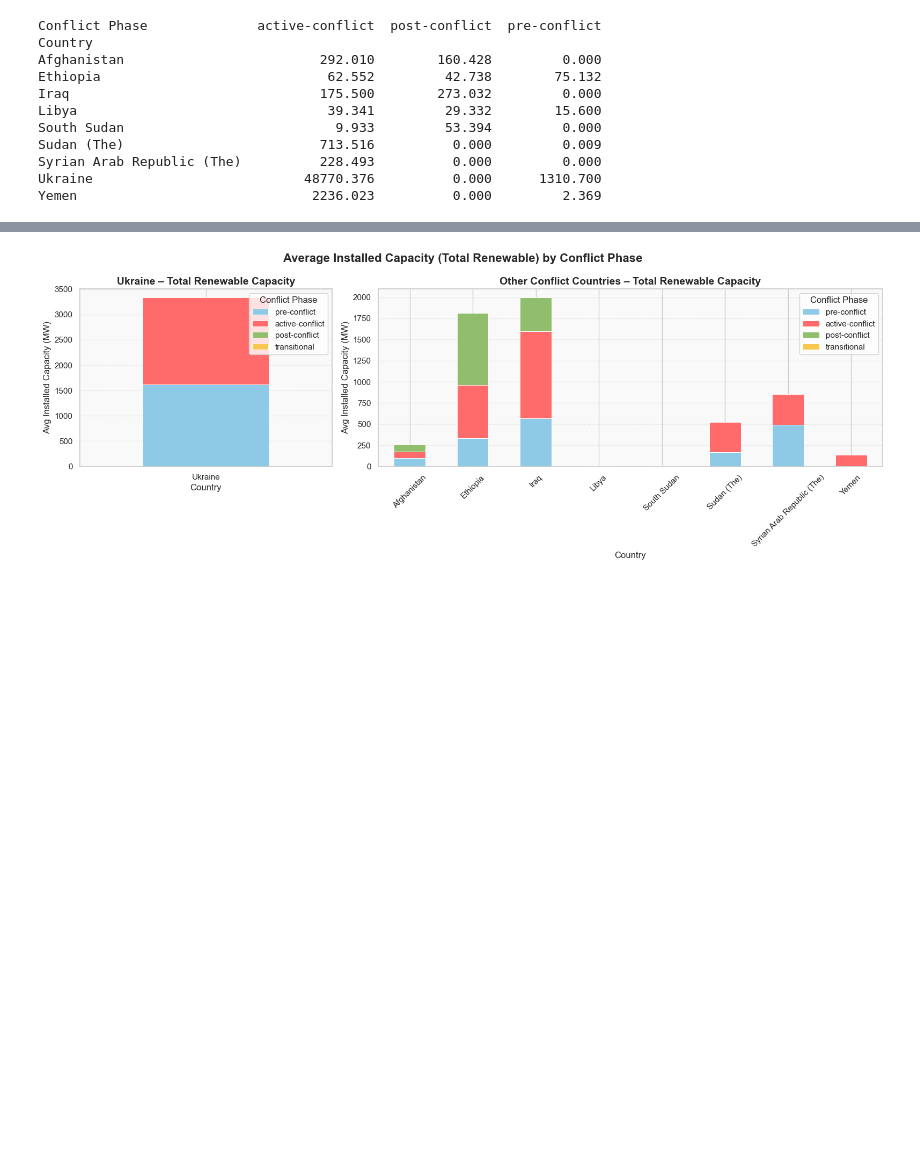
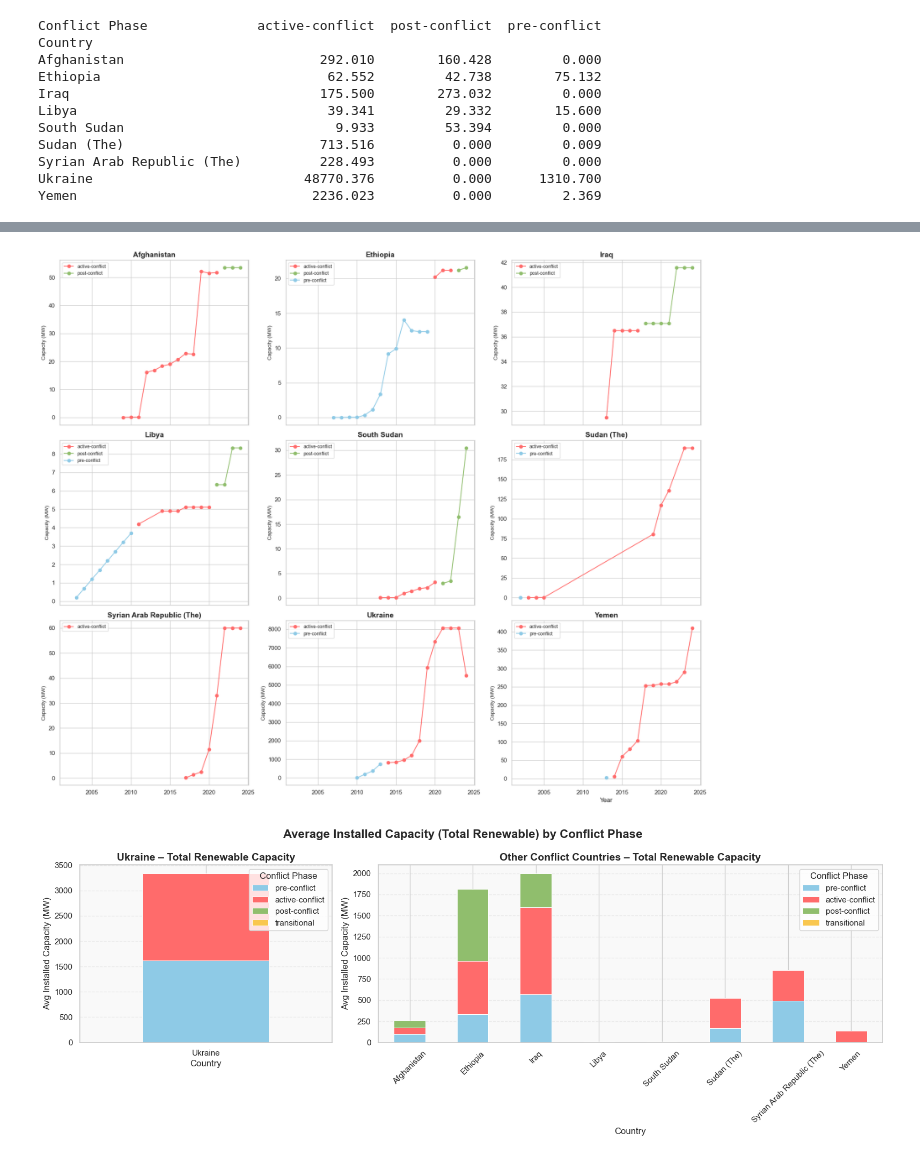
Before and after one commit to MIT-Emerging-Talent/ET6-CDSP-group-08-repo, a Jupyter notebook: 4_data_analysis/phases_analysis.ipynb, the cells around one changed output, grey strips where cells are left out. Saved outputs shown, nothing was run; the diff lists cells and outputs as text; code cells hidden in the pictures; blank space fills up the shorter version.

```diff
--- a/4_data_analysis/phases_analysis.ipynb
+++ b/4_data_analysis/phases_analysis.ipynb
@@ -262,3 +218,58 @@ plt.show()
+# %%
+# 8. Visualizing Solar Energy by Conflict Phase
+solar_by_phase_year = (
+    solar_df.groupby(["Country", "Conflict Phase", "Year"])[
+        "Electricity Installed Capacity (MW)"
+    ]
+    .sum()
+    .reset_index()
+)
+
+# Custom colors for conflict phases
+phase_colors = {
+    "pre-conflict": "#8ecae6",
+    "active-conflict": "#ff6b6b",
+    "post-conflict": "#90be6d",
+    "transitional": "#f9c74f",
+}
+
+countries = solar_by_phase_year["Country"].unique()
+num_countries = len(countries)
+
+# Set up subplots: 3 countries per row
+ncols = 3
+nrows = (num_countries + ncols - 1) // ncols
+fig, axes = plt.subplots(nrows=nrows, ncols=ncols, figsize=(18, 5 * nrows), sharex=True)
+axes = axes.flatten()
+
+for idx, country in enumerate(countries):
+    ax = axes[idx]
+    subset = solar_by_phase_year[solar_by_phase_year["Country"] == country]
+
+    for phase in subset["Conflict Phase"].unique():
+        phase_data = subset[subset["Conflict Phase"] == phase]
+        ax.plot(
+            phase_data["Year"],
+            phase_data["Electricity Installed Capacity (MW)"],
+            label=phase,
+            color=phase_colors.get(phase, "#999999"),  # default gray if not in dict
+            marker="o",
+        )
+
+    ax.set_title(f"{country}", fontsize=14, fontweight="bold")
+    ax.set_ylabel("Capacity (MW)", fontsize=10)
+    ax.grid(True)
+    ax.legend(fontsize=9)
+
+# Hide unused subplots
+for j in range(idx + 1, len(axes)):
+    fig.delaxes(axes[j])
+
+plt.xlabel("Year", fontsize=12)
+plt.tight_layout()
+plt.show()
+# %% [output]
+[figure, added]
 # %%
 # 9. Average Installed Capacity (Total Renewable) by Conflict Phase
 
```
Also changed, not shown: parts of 11 cells of this notebook, 2 other files.
